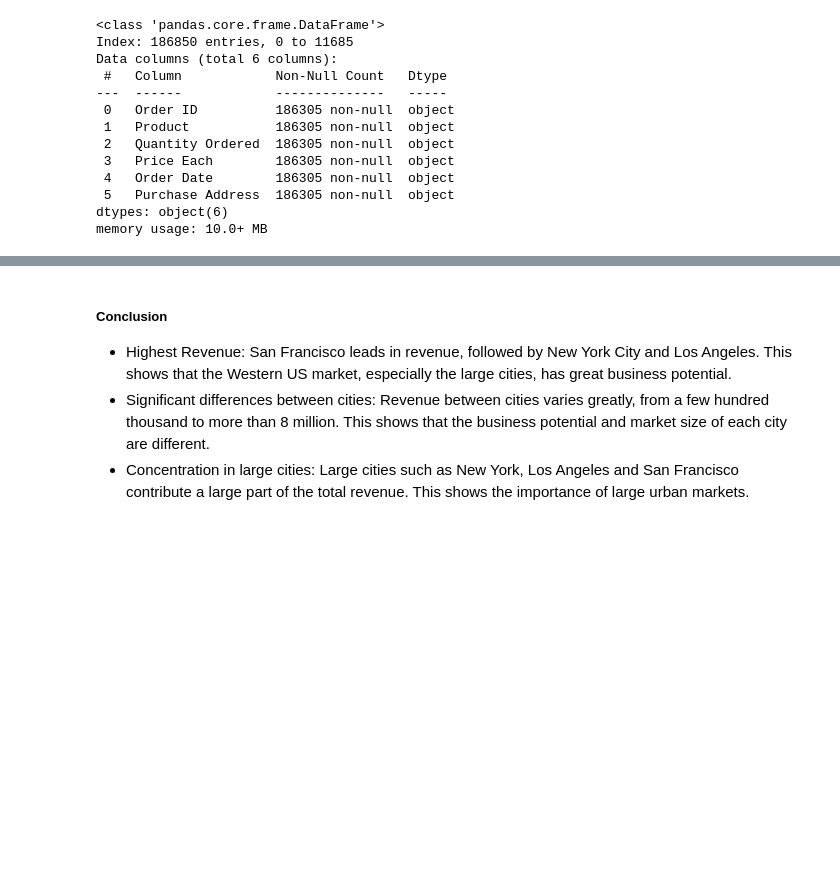
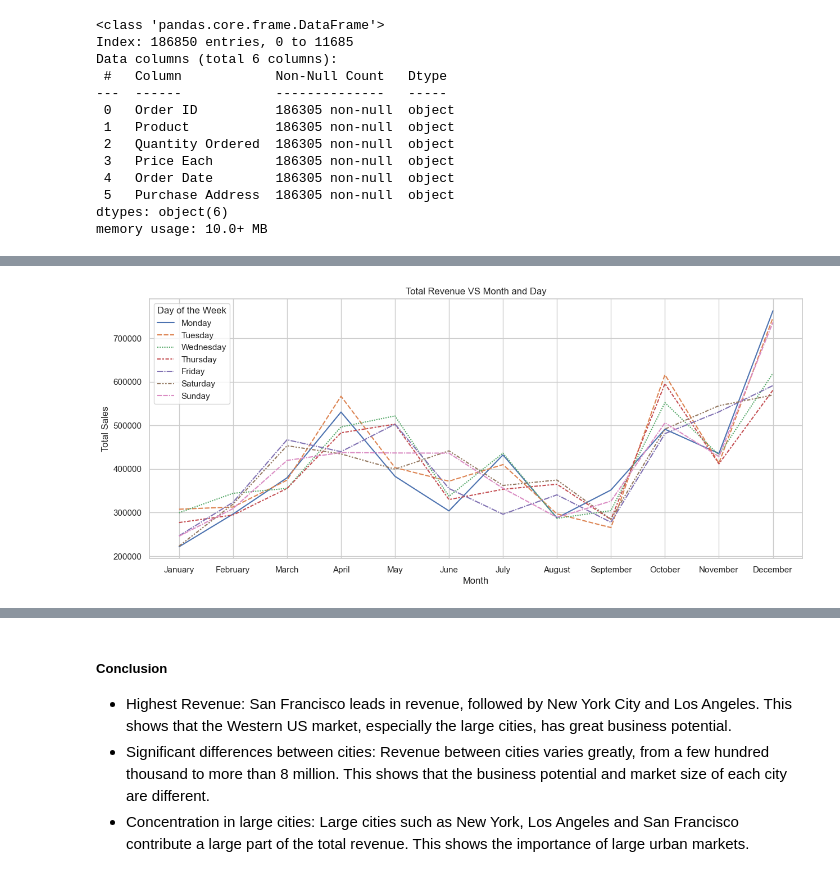
Before and after one commit to quangphuc412/DASalesProject, a Jupyter notebook: Sales_Data_Analysis.ipynb, the cells around one changed output, grey strips where cells are left out. Saved outputs shown, nothing was run; the diff lists cells and outputs as text; code cells hidden in the pictures; blank space fills up the shorter version.

```diff
--- a/Sales_Data_Analysis.ipynb
+++ b/Sales_Data_Analysis.ipynb
@@ -224,0 +392,12 @@ plt.show()
+# %%
+day_data_Total = day_data.pivot_table(index = 'Month' , values = 'Total Sales',columns='Day Name' )
+# %%
+plt.figure(figsize=(15, 6))
+sns.lineplot(data=day_data_Total)
+plt.title('Total Revenue VS Month and Day')
+plt.xlabel('Month')
+plt.ylabel('Total Sales')
+plt.legend(title='Day of the Week', loc='upper left')
+plt.show()
+# %% [output]
+[figure, added]
```
Also changed, not shown: parts of 129 cells of this notebook, 6 other files.
